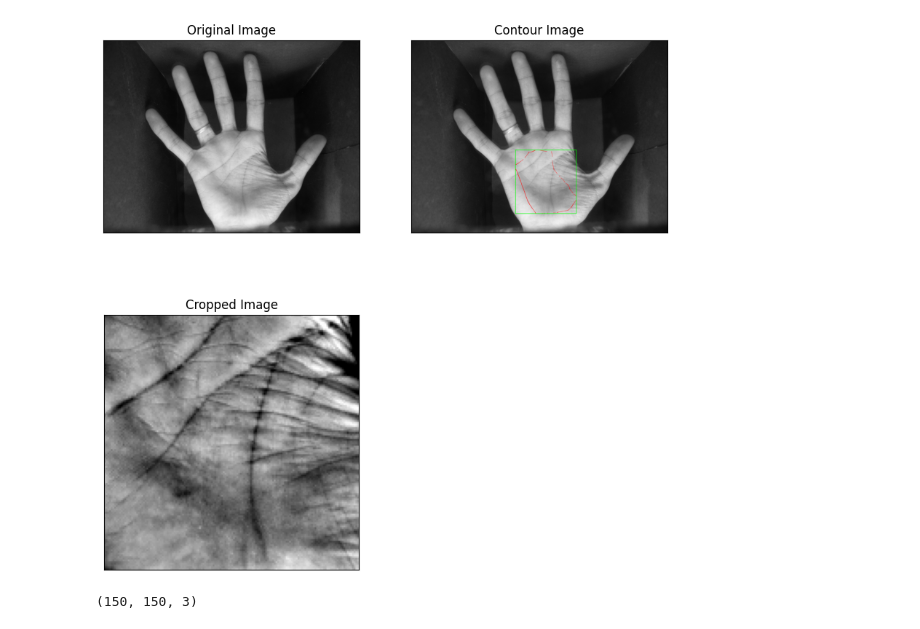
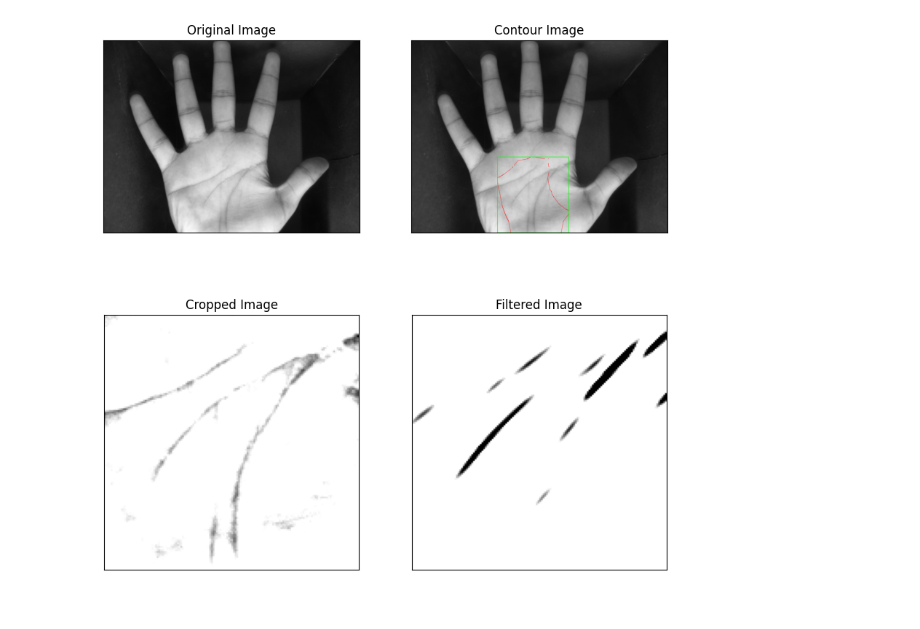
Before and after one commit to M-Shehzad/Contactless-Payment-Server, a Jupyter notebook: extraction.ipynb, the cells around one changed output. Saved outputs shown, nothing was run; the diff lists cells and outputs as text; code cells hidden in the pictures.

Commit message:
Gabor filters and other extraction fix

```diff
--- a/extraction.ipynb
+++ b/extraction.ipynb
@@ -3,7 +3,7 @@ import numpy as np
 import cv2
 import matplotlib.pyplot as plt
 # %%
-img_original = cv2.imread('../../IITD Palmprint V1/Left Hand/001_1.JPG', cv2.IMREAD_GRAYSCALE)
+img_original = cv2.imread('../../IITD Palmprint V1/Left Hand/011_4.JPG', cv2.IMREAD_GRAYSCALE)
 
 img = img_original.copy()
 blur = cv2.GaussianBlur(img,(3,3),0)
@@ -34,37 +34,49 @@ grad3 = np.uint8(grad3)
 
 contours, heirarchy = cv2.findContours(grad3, cv2.RETR_LIST, cv2.CHAIN_APPROX_SIMPLE)
 
 img_c = cv2.cvtColor(img_original, cv2.COLOR_BGR2RGB)
 img_cnt = cv2.drawContours(img_c, contours[0], -1, (255,0,0), 2)
 
 
 # Finding the bounding rectangle
 x,y,w,h = cv2.boundingRect(contours[0])
 cv2.rectangle(img_c,(x,y),(x+w,y+h),(0,255,0),2)
 
 # Saving the image
 # cv2.imwrite('../ROI_extracted.jpg',img_c)
 
 # Crop the image
 img_cropped = img_original[y:y+h, x:x+w]
-img_cropped = cv2.cvtColor(img_cropped, cv2.COLOR_GRAY2BGR)
+# img_cropped = cv2.cvtColor(img_cropped, cv2.COLOR_GRAY2BGR)
 
 # make darker areas more darker
-img_cropped = cv2.addWeighted(img_cropped, 4, cv2.GaussianBlur(img_cropped, (0,0), 30), -4, 128)
+img_cropped = cv2.addWeighted(img_cropped, 4, cv2.GaussianBlur(img_cropped, (0,0), 30), -4, 300)
 img_cropped = cv2.resize(img_cropped, (150,150))
+
+# Construct the kernel
+ksize = (55,55)
+sigma = 5
+theta = 1*np.pi/4
+lambd = 10
+gamma = 0.5
+psi = 0
+
+gabor = cv2.getGaborKernel(ksize, sigma, theta, lambd, gamma, psi, ktype=cv2.CV_32F)
+# plt.imshow(gabor, cmap='gray')
+
+# Apply the kernel to the image
+filtered_img = cv2.filter2D(img_cropped, cv2.CV_8SC3, gabor)
 
 # Displaying the images
 plt.figure(figsize=(10,10))
 plt.subplot(2,2,1), plt.imshow(img_original, cmap='gray')
 plt.title('Original Image'), plt.xticks([]), plt.yticks([])
 plt.subplot(2,2,2), plt.imshow(img_c, cmap='gray')
 plt.title('Contour Image'), plt.xticks([]), plt.yticks([])
 plt.subplot(2,2,3), plt.imshow(img_cropped, cmap='gray')
 plt.title('Cropped Image'), plt.xticks([]), plt.yticks([])
+plt.subplot(2,2,4), plt.imshow(filtered_img, cmap='gray')
+plt.title('Filtered Image'), plt.xticks([]), plt.yticks([])
 plt.show()
 # %% [output]
-[figure, old version]
+[figure, new version]
-# %%
-img_cropped.shape
-# %% [output]
-(150, 150, 3)
```
Also changed, not shown: parts of 10 cells of this notebook, 2 other files.
